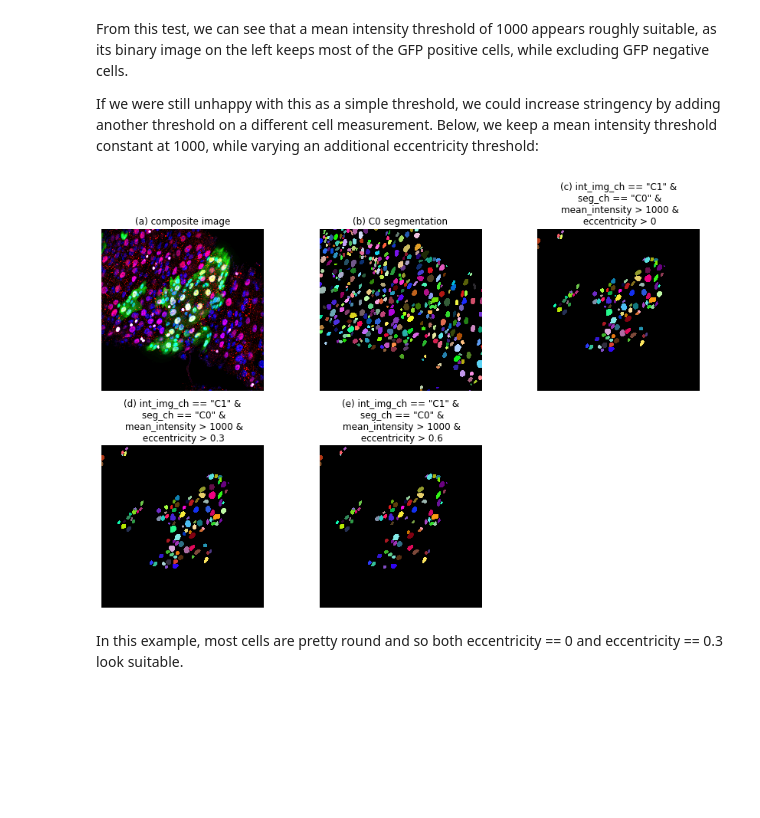
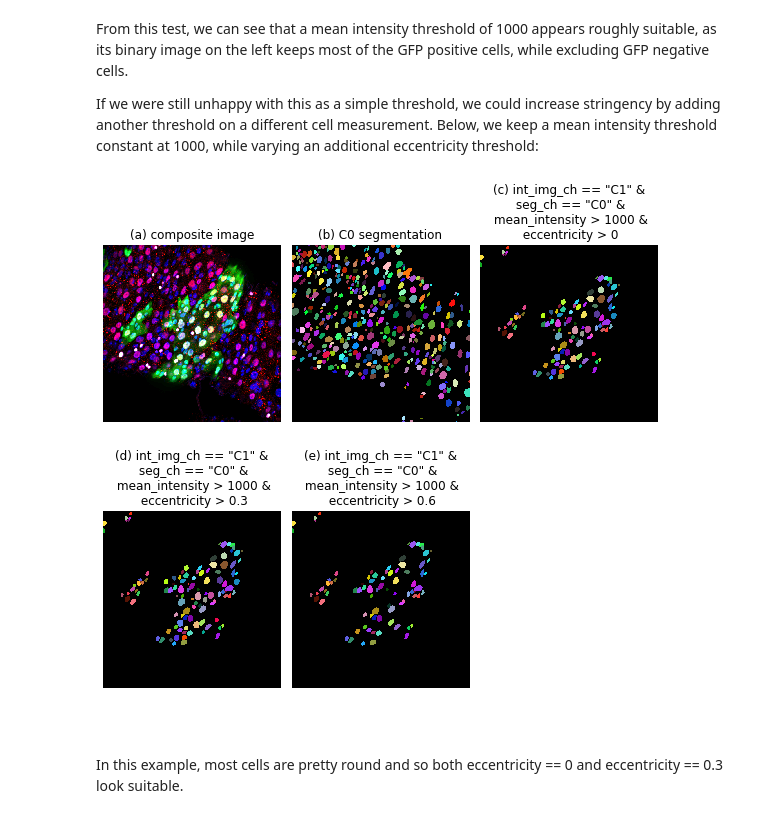
Before and after one commit to morriso1/clonedetective, a Jupyter notebook: 03_Tutorial_Walkthrough.ipynb, the cells around one changed output. Cells and saved outputs as stored; diff of their text form; code cells hidden in the pictures; blank space fills up the shorter version.

```diff
--- a/03_Tutorial_Walkthrough.ipynb
+++ b/03_Tutorial_Walkthrough.ipynb
@@ -304,21 +302,22 @@ If we were still unhappy with this as a simple threshold, we could increase stri
 # %%
 exp.testing_possible_thresholds(
     int_img="a1g10p1",
     thresholds=[
         [
             'int_img_ch == "C1" & seg_ch == "C0" & mean_intensity > 1000 & eccentricity > 0'
         ],
         [
             'int_img_ch == "C1" & seg_ch == "C0" & mean_intensity > 1000 & eccentricity > 0.3'
         ],
         [
             'int_img_ch == "C1" & seg_ch == "C0" & mean_intensity > 1000 & eccentricity > 0.6'
         ],
     ],
+    figure_size=(8, 8),
     interpolation="none",
 )
 # %% [output]
-[figure, old version]
+[figure, new version]
 # %% [markdown]
 In this example, most cells are pretty round and so both eccentricity == 0 and eccentricity == 0.3 look suitable.
 # %% [markdown]
```
Also changed, not shown: parts of 8 cells of this notebook, 8 other files.
